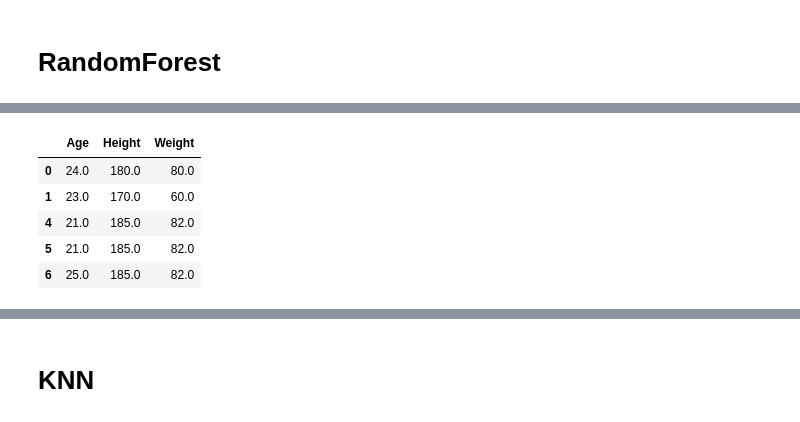
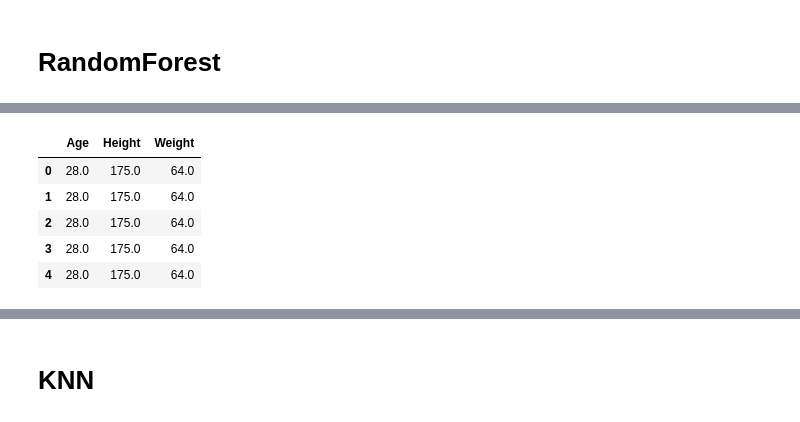
Before and after one commit to diannejardinez/Olympic_Data_machine_learning, a Jupyter notebook: olympic medalists.ipynb, the cells around one changed output, grey strips where cells are left out. Cells and saved outputs as stored; diff of their text form; code cells hidden in the pictures.

```diff
--- a/olympic medalists.ipynb
+++ b/olympic medalists.ipynb
@@ -15,6 +15,3 @@ athlete_events.head()
 | 4 | 5 | Christine Jacoba Aaftink | F | 21.0 | 185.0 | 82.0 | Netherlands | NED | 1988 Winter | 1988 | Winter | ... |
 # %%
 filter_data = athlete_events[["Sex", "Age", "Height", "Weight", "Team", "Year", "Season", "Sport", "Event", "Medal"]]
-# %%
-filter_data = filter_data.dropna().reset_index(drop = True)
-filter_data.head()
@@ -101,0 +85,3 @@ df = df.dropna(subset=['Height', 'Weight'])
+# %%
+Gymnastics_M = summer_data[(summer_data["Sport"] == "Gymnastics") & (summer_data["Sex"] == "M")]
+Gymnastics_M
@@ -101,0 +102,4 @@ df = df.dropna(subset=['Height', 'Weight'])
+# %%
+Gymnastics_M = Gymnastics_M[["Age", "Height", "Weight", "Medal"]]
+Gymnastics_M = Gymnastics_M.dropna(subset=['Height', 'Weight']).reset_index(drop = True)
+Gymnastics_M
@@ -102,7 +120,7 @@ df = df.dropna(subset=['Height', 'Weight'])
 # %%
-#df = athlete_events[["Age", "Height", "Weight", "Medal"]]
-df = df.replace("Gold", 1)
-df = df.replace("Silver", 1)
-df = df.replace("Bronze", 1)
-df["Medal"] = df["Medal"].fillna(0)
-df = df.dropna()
+Gymnastics_M = Gymnastics_M.replace("Gold", 1)
+Gymnastics_M = Gymnastics_M.replace("Silver", 1)
+Gymnastics_M = Gymnastics_M.replace("Bronze", 1)
+Gymnastics_M["Medal"] = Gymnastics_M["Medal"].fillna(0)
+Gymnastics_M = Gymnastics_M.dropna()
+Gymnastics_M
@@ -173,15 +198,15 @@ target = df["Medal"]
 target_names = ["Medals", "None"]
 # %%
-data = df.drop("Medal", axis=1)
+data = Gymnastics_M.drop("Medal", axis=1)
 feature_names = data.columns
 data.head()
 # %% [output]
 |  | Age | Height | Weight |
-| 0 | 24.0 | 180.0 | 80.0 |
-| 1 | 23.0 | 170.0 | 60.0 |
-| 4 | 21.0 | 185.0 | 82.0 |
-| 5 | 21.0 | 185.0 | 82.0 |
-| 6 | 25.0 | 185.0 | 82.0 |
+| 0 | 28.0 | 175.0 | 64.0 |
+| 1 | 28.0 | 175.0 | 64.0 |
+| 2 | 28.0 | 175.0 | 64.0 |
+| 3 | 28.0 | 175.0 | 64.0 |
+| 4 | 28.0 | 175.0 | 64.0 |
 # %%
 from sklearn.model_selection import train_test_split
 X_train, X_test, y_train, y_test = train_test_split(data, target, random_state=42)
```
Also changed, not shown: parts of 41 cells of this notebook.
